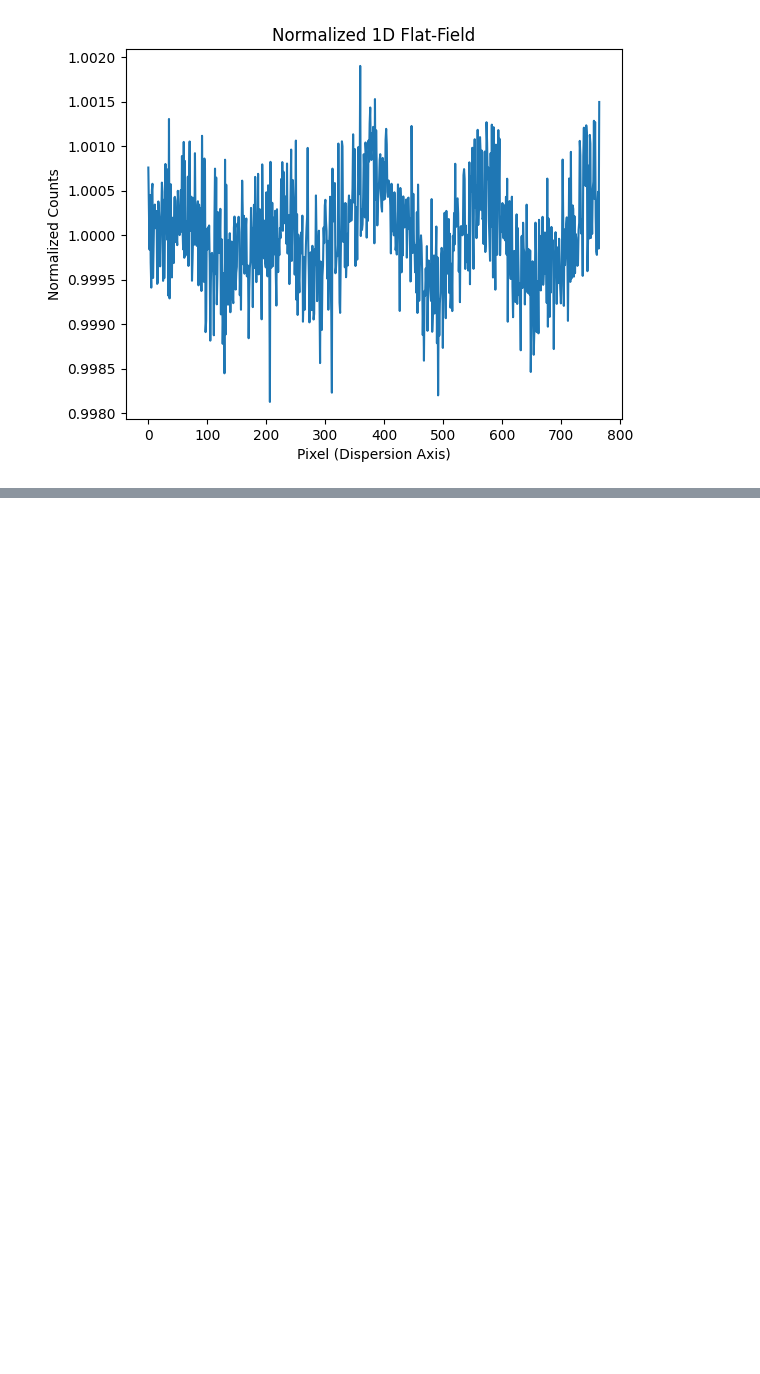
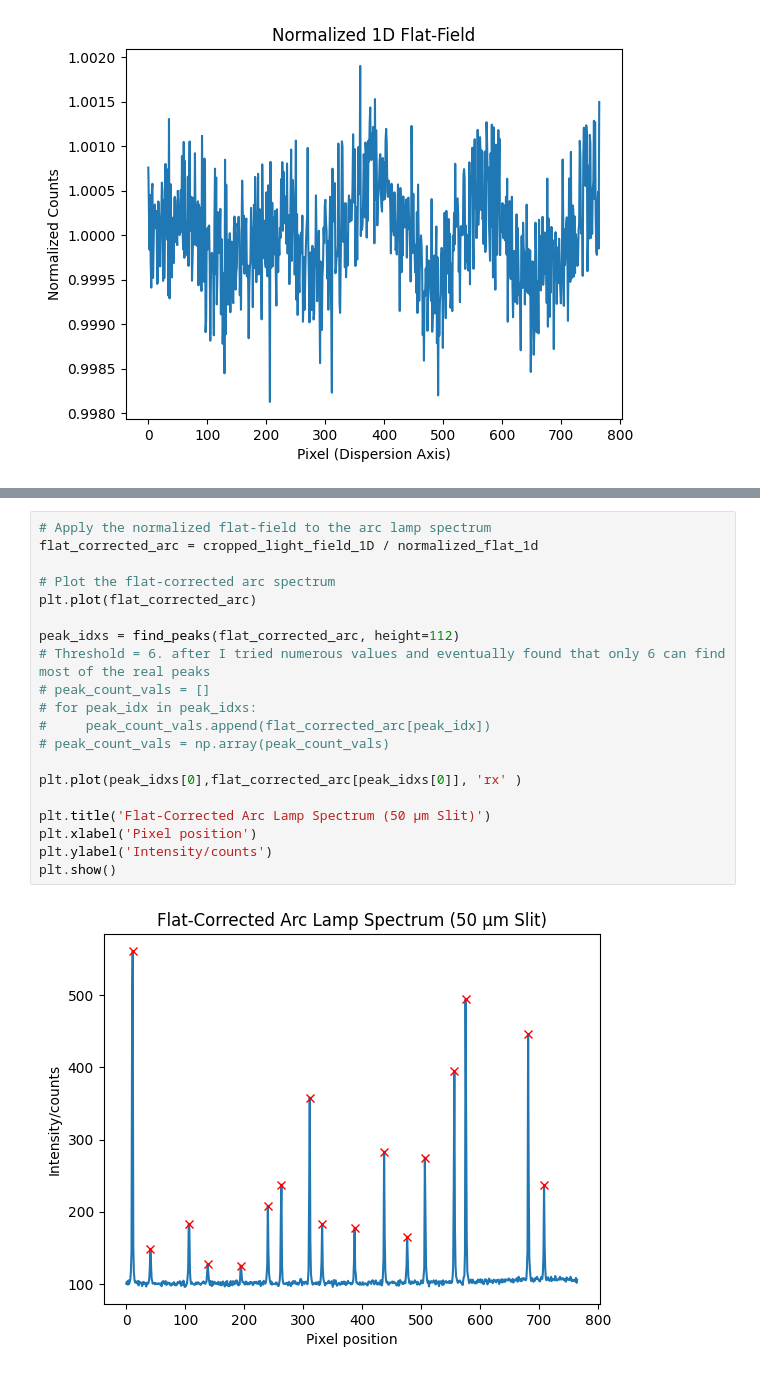
Before and after one commit to emsonmez/AST_443, a Jupyter notebook: Lab_1/Jiyun_work/section_4.4(new).ipynb, the cells around one changed output, grey strips where cells are left out. Drawn from its saved outputs; the diff is of its cells as text; blank space fills up the shorter version.

```diff
--- a/Lab_1/Jiyun_work/section_4.4(new).ipynb
+++ b/Lab_1/Jiyun_work/section_4.4(new).ipynb
@@ -193,0 +301,22 @@ plt.show()
+# %%
+# Apply the normalized flat-field to the arc lamp spectrum
+flat_corrected_arc = cropped_light_field_1D / normalized_flat_1d
+
+# Plot the flat-corrected arc spectrum
+plt.plot(flat_corrected_arc)
+
+peak_idxs = find_peaks(flat_corrected_arc, height=112)
+# Threshold = 6. after I tried numerous values and eventually found that only 6 can find most of the real peaks
+# peak_count_vals = []
+# for peak_idx in peak_idxs:
+#     peak_count_vals.append(flat_corrected_arc[peak_idx])
+# peak_count_vals = np.array(peak_count_vals)
+
+plt.plot(peak_idxs[0],flat_corrected_arc[peak_idxs[0]], 'rx' )
+
+plt.title('Flat-Corrected Arc Lamp Spectrum (50 µm Slit)')
+plt.xlabel('Pixel position')
+plt.ylabel('Intensity/counts')
+plt.show()
+# %% [output]
+[figure, added]
```
Also changed, not shown: parts of 10 cells of this notebook, 41 other files.
